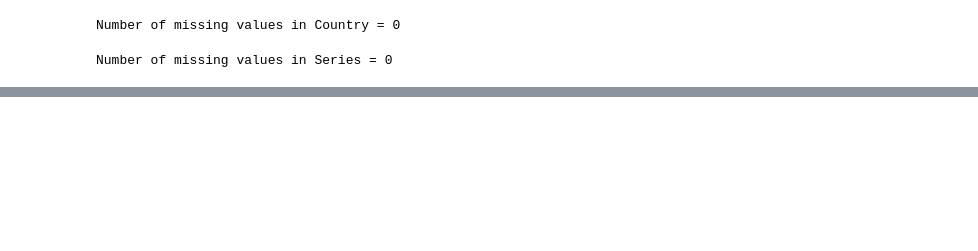
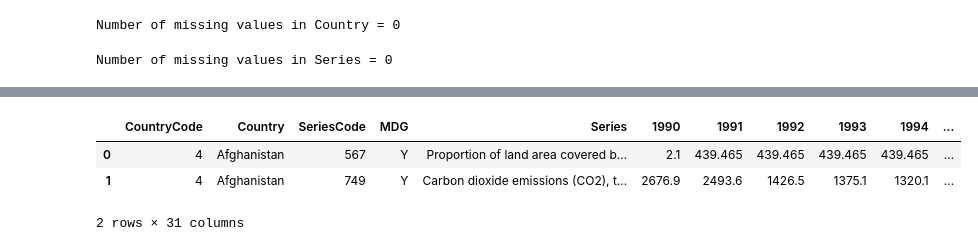
Before and after one commit to rethabilethulo/statistical_thinking1, a Jupyter notebook: Untitled.ipynb, the cells around one changed output, grey strips where cells are left out. Saved outputs shown, nothing was run; the diff lists cells and outputs as text; code cells hidden in the pictures; blank space fills up the shorter version.

```diff
--- a/Untitled.ipynb
+++ b/Untitled.ipynb
@@ -173,0 +198,8 @@ Number of missing values in Series = 0
+# %%
+stats = replacing_re.fillna(stats["CountryCode"].mean())
+stats.head(2)
+# %% [output]
+|  | CountryCode | Country | SeriesCode | MDG | Series | 1990 | 1991 | 1992 | 1993 | 1994 | ... |
+| 0 | 4 | Afghanistan | 567 | Y | Proportion of land area covered b... | 2.1 | 439.465 | 439.465 | 439.465 | 439.465 | ... |
+| 1 | 4 | Afghanistan | 749 | Y | Carbon dioxide emissions (CO2), t... | 2676.9 | 2493.6 | 1426.5 | 1375.1 | 1320.1 | ... |
+2 rows × 31 columns
```
Also changed, not shown: parts of 6 cells of this notebook.
